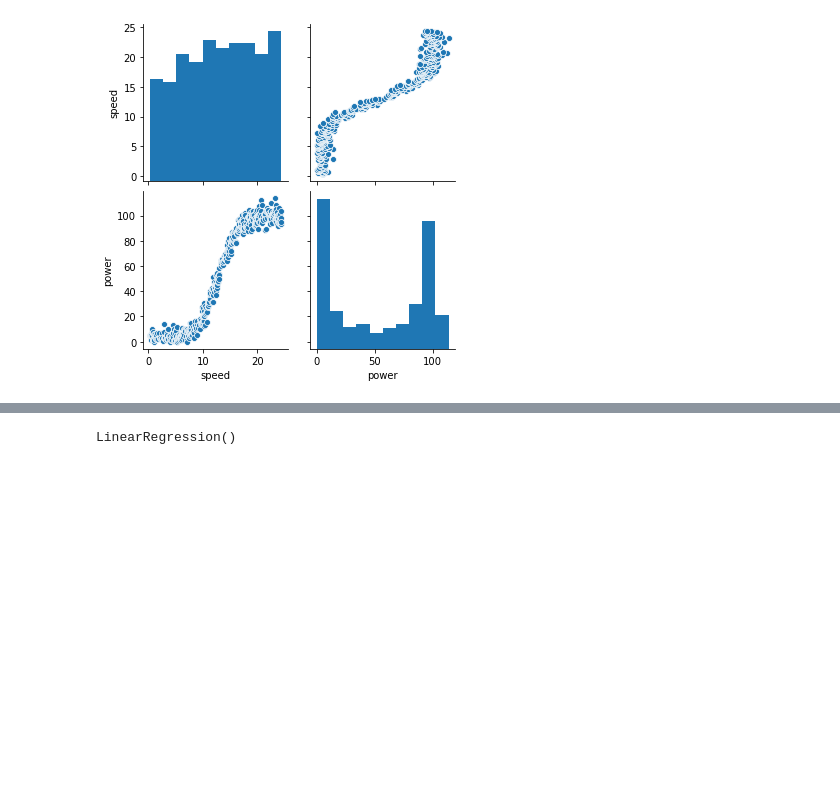
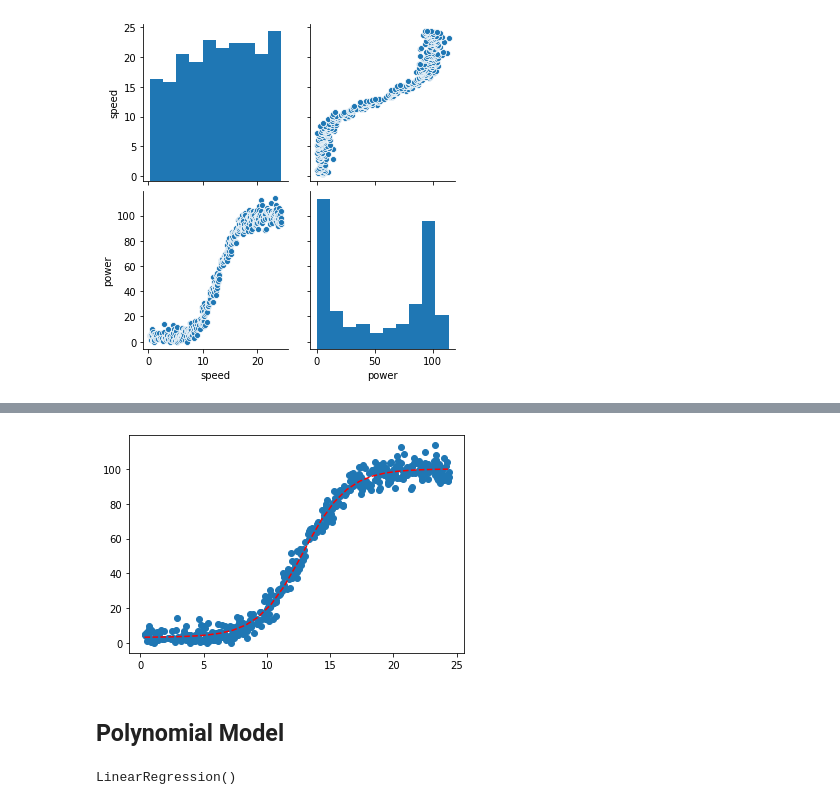
Before and after one commit to Freeha-S/Machine-Learning-Project2020, a Jupyter notebook: Project2020.ipynb, the cells around one changed output, grey strips where cells are left out. Cells and saved outputs as stored; diff of their text form; code cells hidden in the pictures; blank space fills up the shorter version.

```diff
--- a/Project2020.ipynb
+++ b/Project2020.ipynb
@@ -178,3 +210,27 @@ plt.show()
+# %%
+from scipy.optimize import curve_fit
+xdata=df['speed']
+ydata=df['power']
+def sigmoid(x, L ,x0, k, b):
+    y = L / (1 + np.exp(-k*(x-x0)))+b
+    return (y)
+
+p0 = [max(ydata), np.median(xdata),1,min(ydata)] # this is an mandatory initial guess
+
+popt, pcov = curve_fit(sigmoid, xdata, ydata,p0,method='dogbox')
+plt.scatter(xdata, ydata)
+# define a sequence of inputs between the smallest and largest known inputs
+x_line = np.arange(min(xdata), max(xdata), 1)
+# calculate the output for the range
+y_line = sigmoid(x_line, *popt)
+# create a line plot for the mapping function
+plt.plot(x_line, y_line, '--', color='red')
+plt.show()
+# code adopted from https://stackoverflow.com/a/62215374
+# %% [output]
+[figure, added]
+# %% [markdown]
+## Polynomial Model
 # %%
 #polynomial regression
 X=df[['speed']]
```
Also changed, not shown: parts of 31 cells of this notebook, 8 other files.
